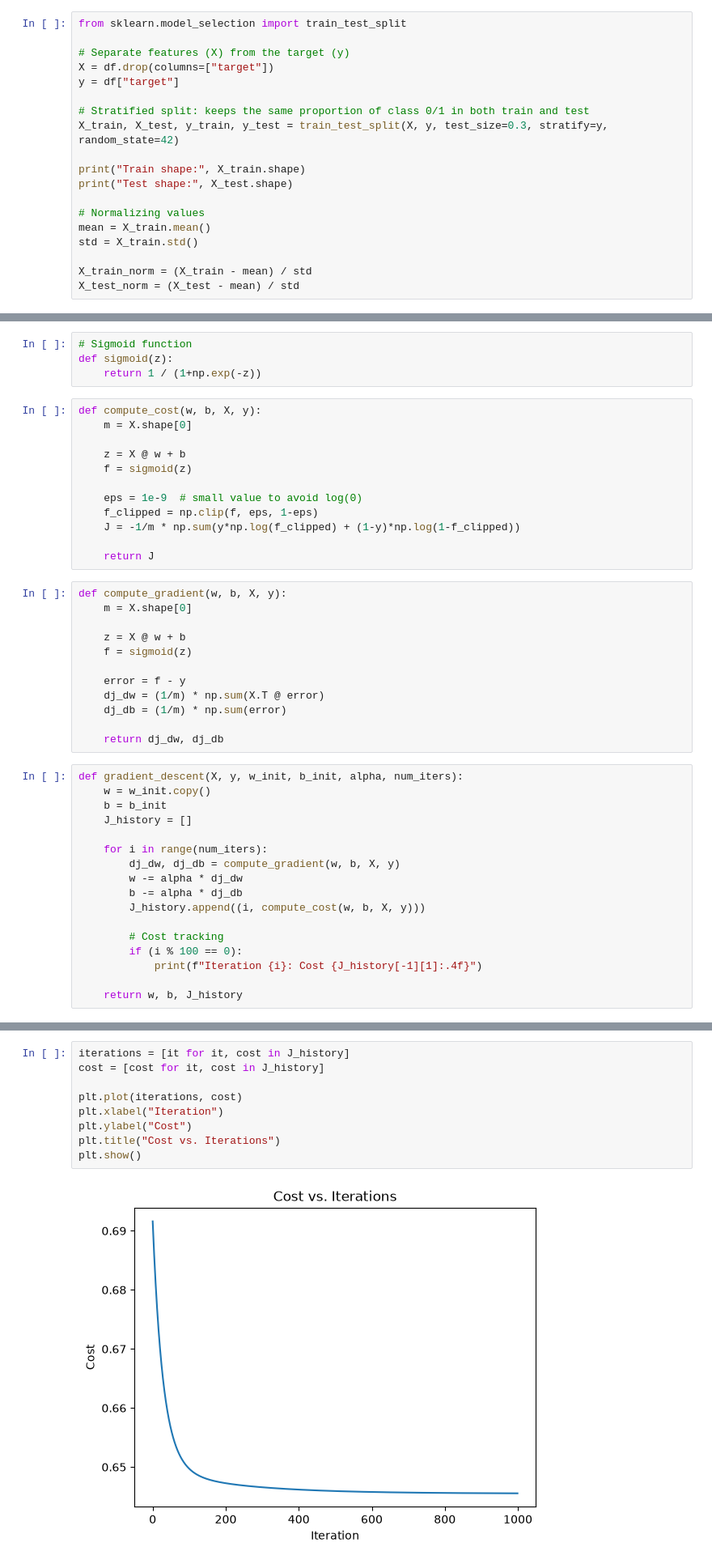
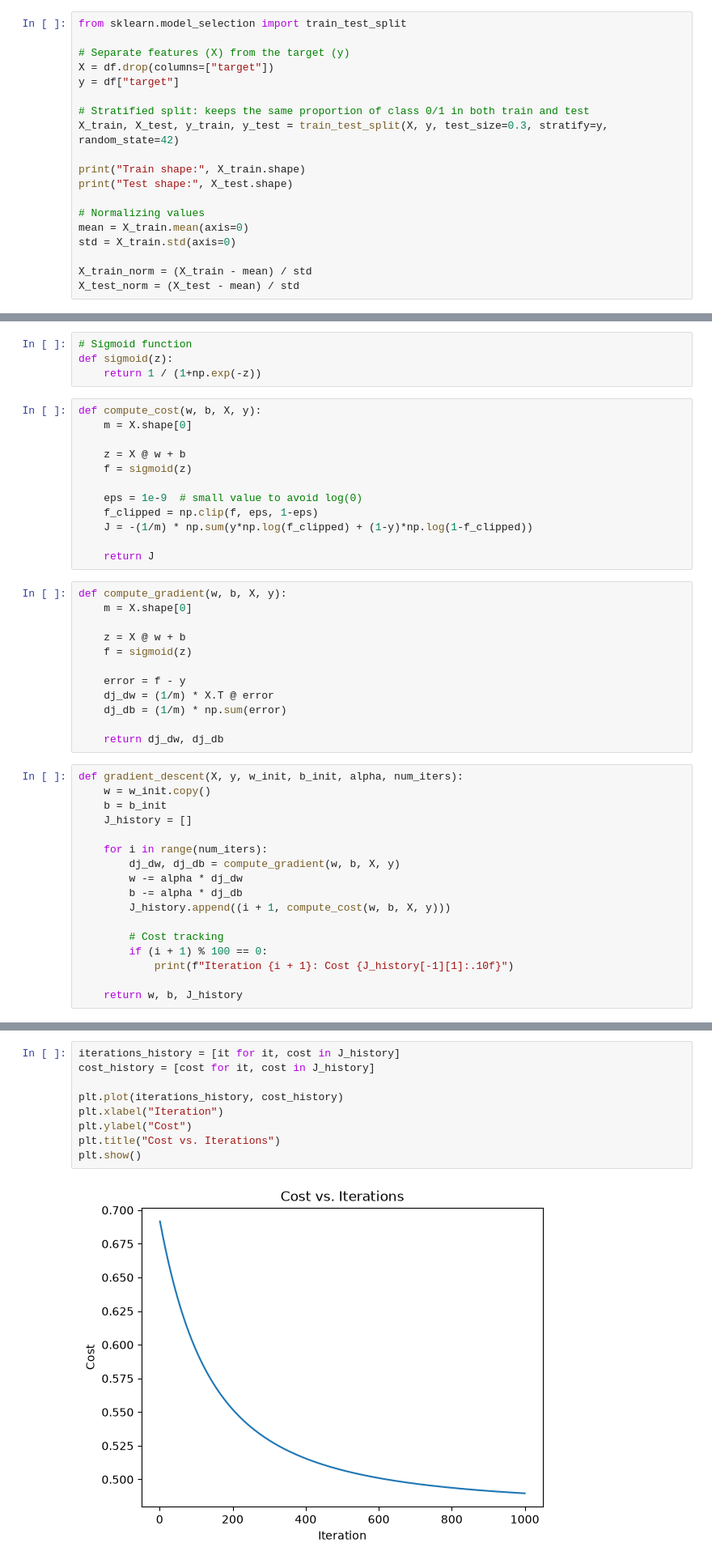
Before and after one commit to Valentina-33/Heart-Disease-Risk-Prediction, a Jupyter notebook: heart_disease_lr_analysis.ipynb, the cells around one changed output, grey strips where cells are left out. Shown at 81% size. Cells and saved outputs as stored; diff of their text form.

```diff
--- a/heart_disease_lr_analysis.ipynb
+++ b/heart_disease_lr_analysis.ipynb
@@ -201,8 +201,8 @@ print("Train shape:", X_train.shape)
 print("Test shape:", X_test.shape)
 
 # Normalizing values
-mean = X_train.mean()
-std = X_train.std()
+mean = X_train.mean(axis=0)
+std = X_train.std(axis=0)
 
 X_train_norm = (X_train - mean) / std
 X_test_norm = (X_test - mean) / std
@@ -256,7 +256,7 @@ def compute_cost(w, b, X, y):
 
     eps = 1e-9  # small value to avoid log(0)
     f_clipped = np.clip(f, eps, 1-eps)
-    J = -1/m * np.sum(y*np.log(f_clipped) + (1-y)*np.log(1-f_clipped))
+    J = -(1/m) * np.sum(y*np.log(f_clipped) + (1-y)*np.log(1-f_clipped))
 
     return J
 # %%
@@ -267,7 +267,7 @@ def compute_gradient(w, b, X, y):
     f = sigmoid(z)
 
     error = f - y
-    dj_dw = (1/m) * np.sum(X.T @ error)
+    dj_dw = (1/m) * X.T @ error
     dj_db = (1/m) * np.sum(error)
 
     return dj_dw, dj_db
@@ -281,11 +281,11 @@ def gradient_descent(X, y, w_init, b_init, alpha, num_iters):
         dj_dw, dj_db = compute_gradient(w, b, X, y)
         w -= alpha * dj_dw
         b -= alpha * dj_db
-        J_history.append((i, compute_cost(w, b, X, y)))
+        J_history.append((i + 1, compute_cost(w, b, X, y)))
 
         # Cost tracking
-        if (i % 100 == 0):
-            print(f"Iteration {i}: Cost {J_history[-1][1]:.4f}")
+        if (i + 1) % 100 == 0:
+            print(f"Iteration {i + 1}: Cost {J_history[-1][1]:.10f}")
 
     return w, b, J_history
 # %%
@@ -311,14 +311,14 @@ Iteration 900: Cost 0.6456
 # %%
-iterations = [it for it, cost in J_history]
-cost = [cost for it, cost in J_history]
+iterations_history = [it for it, cost in J_history]
+cost_history = [cost for it, cost in J_history]
 
-plt.plot(iterations, cost)
+plt.plot(iterations_history, cost_history)
 plt.xlabel("Iteration")
 plt.ylabel("Cost")
 plt.title("Cost vs. Iterations")
 plt.show()
 # %% [output]
-[figure, old version]
+[figure, new version]
 # %%
 def predict(X, w, b, threshold=0.5):
     probs = sigmoid(X @ w + b)
```
Also changed, not shown: parts of 10 cells of this notebook.
